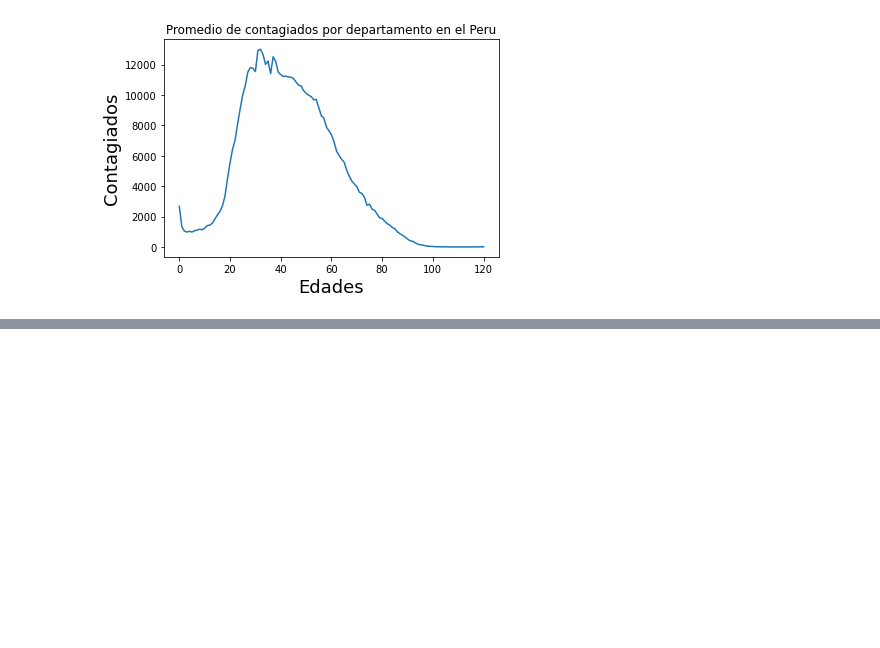
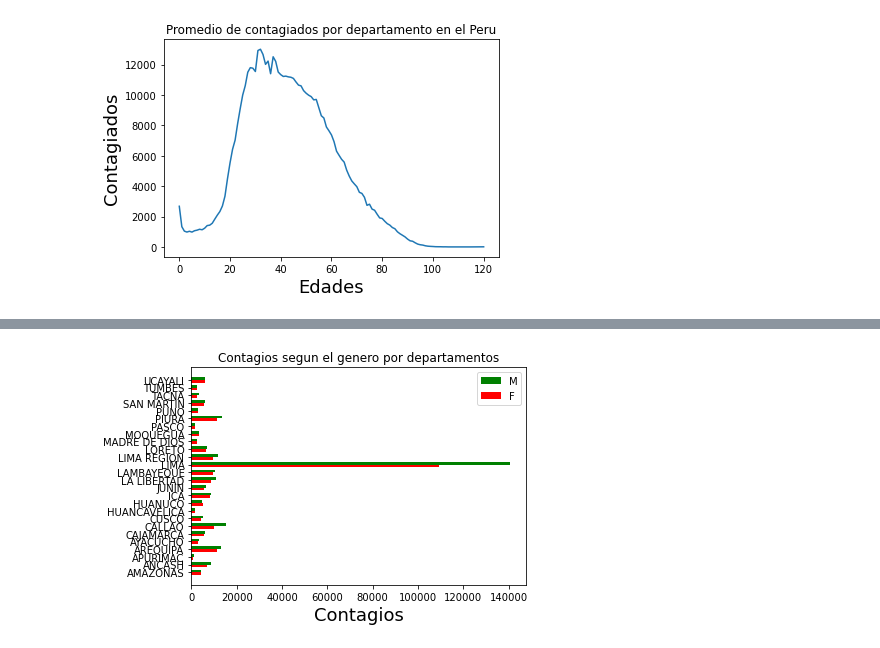
Before and after one commit to KlausM23/EDA-Covid-Peru, a Jupyter notebook: notebooks/analisis_inicial.ipynb, the cells around one changed output, grey strips where cells are left out. Cells and saved outputs as stored; diff of their text form; code cells hidden in the pictures; blank space fills up the shorter version.

```diff
--- a/notebooks/analisis_inicial.ipynb
+++ b/notebooks/analisis_inicial.ipynb
@@ -164,0 +176,10 @@ plt.show()
+# %%
+conta_gen_depar = df_positivos.groupby(['DEPARTAMENTO', 'SEXO']).count().reset_index()
+
+conta_gen_depar['CONTAGIOS'] = conta_gen_depar['UUID']
+
+columnas_borrar = ['UUID', 'PROVINCIA', 'DISTRITO', 'METODODX',	'EDAD',	'FECHA_RESULTADO']
+
+conta_gen_depar = conta_gen_depar.drop(columns = columnas_borrar)
+
+conta_gen_depar
@@ -164,0 +193,5 @@ plt.show()
+# %%
+conta_gen_depar_fem = conta_gen_depar[conta_gen_depar['SEXO'] == 'FEMENINO'].reset_index()
+conta_gen_depar_fem = conta_gen_depar_fem.drop(columns ='index')
+conta_gen_depar_mas = conta_gen_depar[conta_gen_depar['SEXO'] == 'MASCULINO'].reset_index()
+conta_gen_depar_mas = conta_gen_depar_mas.drop(columns ='index')
@@ -164,0 +238,18 @@ plt.show()
+# %%
+plt.title("Contagios segun el genero por departamentos")
+
+width = 0.35
+labels = conta_gen_depar_fem['DEPARTAMENTO']
+x = np.arange(len(labels))
+
+plt.barh(x + width/2, conta_gen_depar_mas['CONTAGIOS'], width, label='M', color = 'green')
+plt.barh(x - width/2, conta_gen_depar_fem['CONTAGIOS'], width, label='F', color = 'red')
+
+plt.yticks(x, labels)
+plt.xlabel("Contagios", size = 18)
+
+plt.legend()
+
+plt.show()
+# %% [output]
+[figure, added]
```
Also changed, not shown: parts of 7 cells of this notebook.
